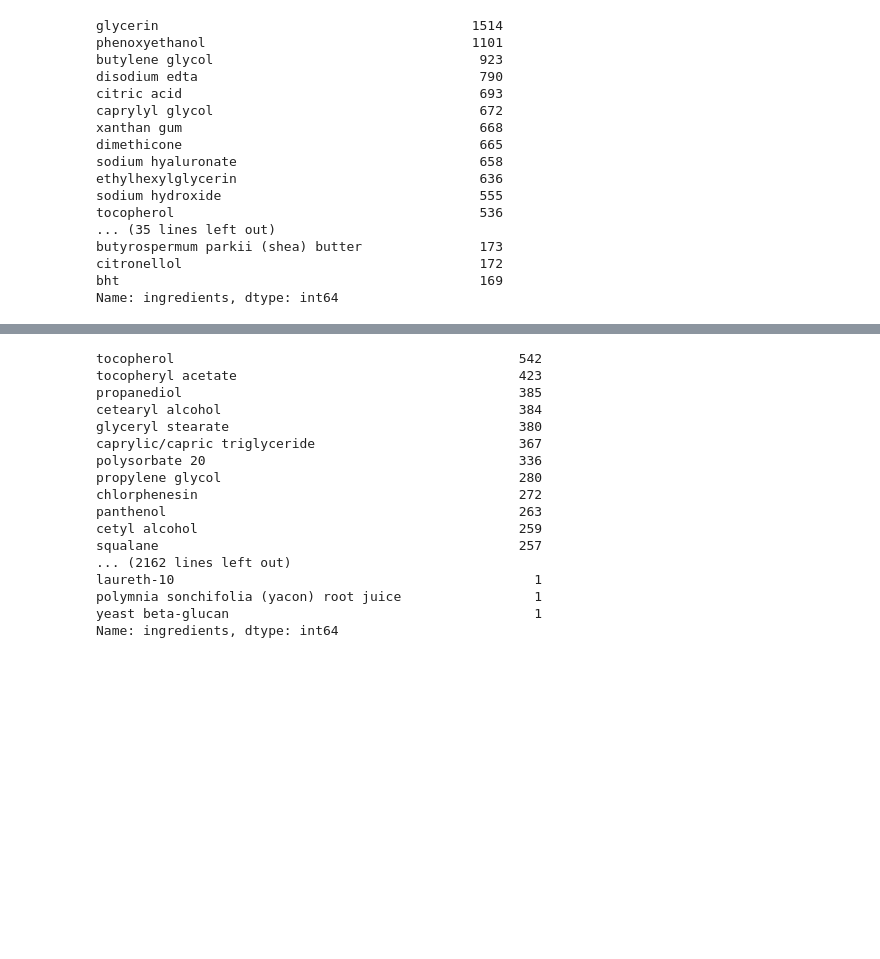
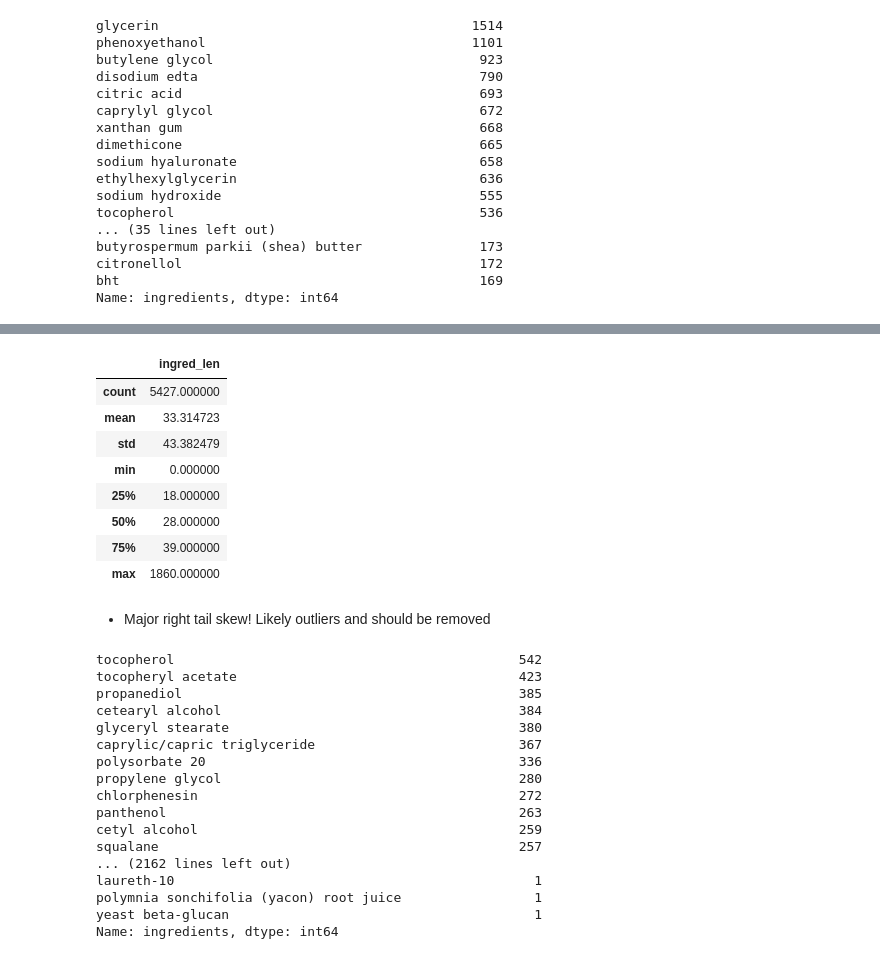
Before and after one commit to paulqsims/insight_project, a Jupyter notebook: notebooks/DataCleaning.ipynb, the cells around one changed output, grey strips where cells are left out. Saved outputs shown, nothing was run; the diff lists cells and outputs as text; code cells hidden in the pictures; blank space fills up the shorter version.

```diff
--- a/notebooks/DataCleaning.ipynb
+++ b/notebooks/DataCleaning.ipynb
@@ -447,3 +476,19 @@ Name: ingredients, dtype: int64
+# %%
+# Numeric summary of distribution
+
+test.describe()
+# %% [output]
+|  | ingred_len |
+| count | 5427.000000 |
+| mean | 33.314723 |
+| std | 43.382479 |
+| min | 0.000000 |
+| 25% | 18.000000 |
+| 50% | 28.000000 |
+| 75% | 39.000000 |
+| max | 1860.000000 |
+# %% [markdown]
+- Major right tail skew! Likely outliers and should be removed
 # %%
 # Remove ingredient rows that have > 50 characters
 # - Removes about 2000 rows; len(test) = 58795, previous length = 60434
```
Also changed, not shown: parts of 7 cells of this notebook.
